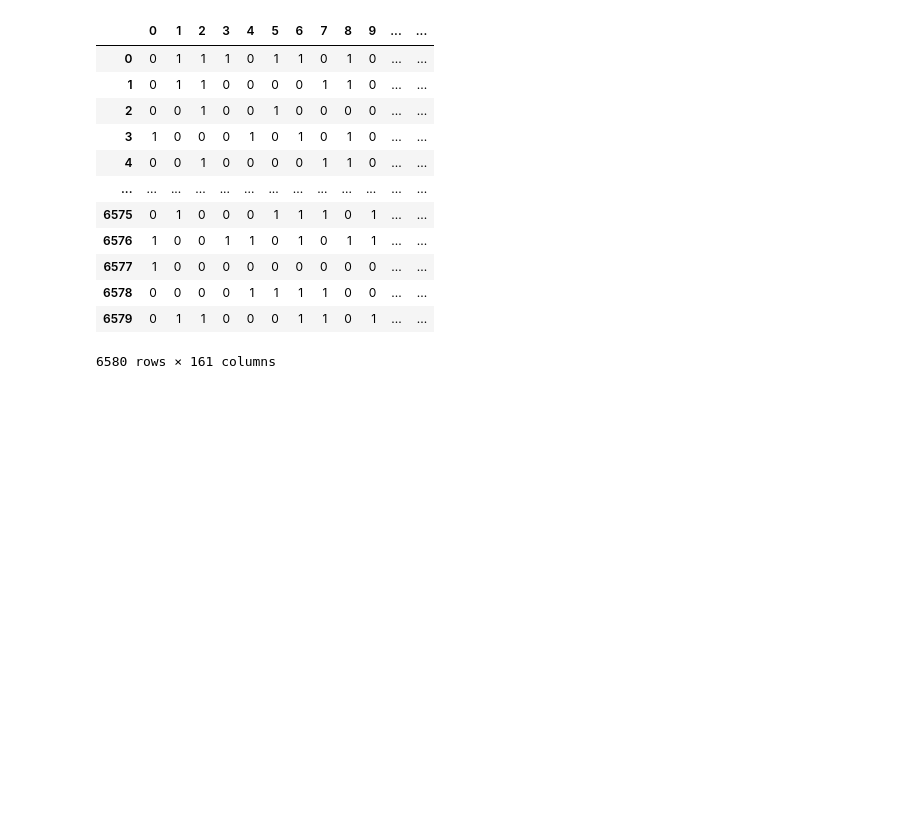
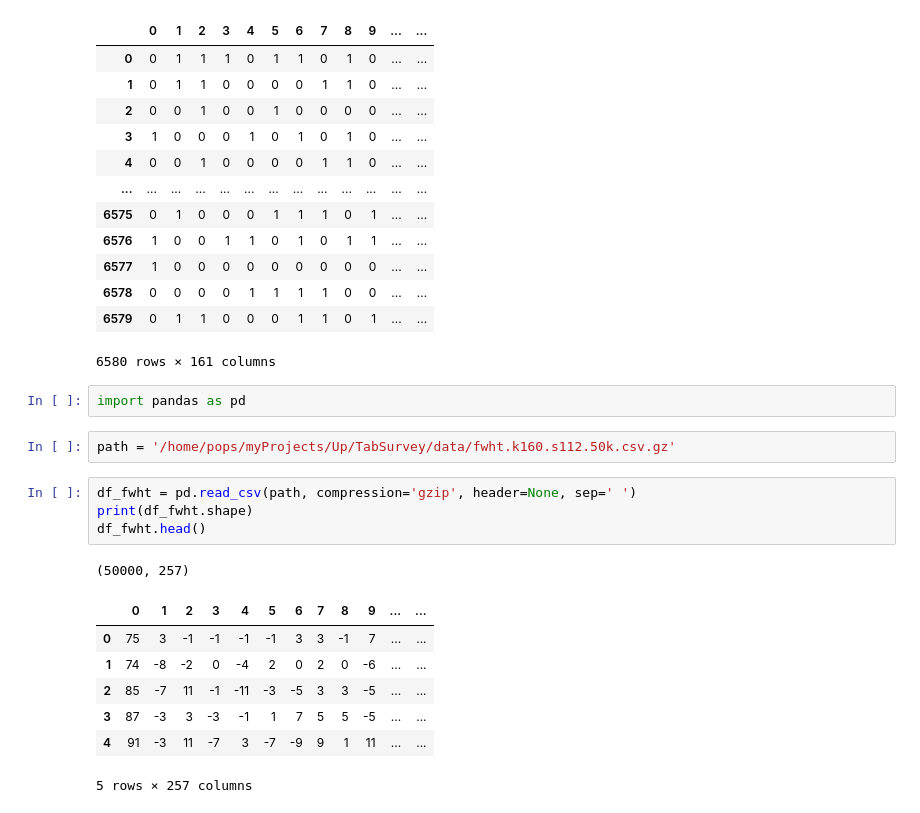
Before and after one commit to mijanr/TabSurvey, a Jupyter notebook: Correlation study.ipynb, the cells around one changed output. Cells and saved outputs as stored; diff of their text form; blank space fills up the shorter version.

```diff
--- a/Correlation study.ipynb
+++ b/Correlation study.ipynb
@@ -252,3 +252,20 @@ df2
 | 6578 | 0 | 0 | 0 | 0 | 1 | 1 | 1 | 1 | 0 | 0 | ... | ... |
 | 6579 | 0 | 1 | 1 | 0 | 0 | 0 | 1 | 1 | 0 | 1 | ... | ... |
 6580 rows × 161 columns
+# %%
+import pandas as pd
+# %%
+path = '/home/pops/myProjects/Up/TabSurvey/data/fwht.k160.s112.50k.csv.gz'
+# %%
+df_fwht = pd.read_csv(path, compression='gzip', header=None, sep=' ')
+print(df_fwht.shape)
+df_fwht.head()
+# %% [output]
+(50000, 257)
+|  | 0 | 1 | 2 | 3 | 4 | 5 | 6 | 7 | 8 | 9 | ... | ... |
+| 0 | 75 | 3 | -1 | -1 | -1 | -1 | 3 | 3 | -1 | 7 | ... | ... |
+| 1 | 74 | -8 | -2 | 0 | -4 | 2 | 0 | 2 | 0 | -6 | ... | ... |
+| 2 | 85 | -7 | 11 | -1 | -11 | -3 | -5 | 3 | 3 | -5 | ... | ... |
+| 3 | 87 | -3 | 3 | -3 | -1 | 1 | 7 | 5 | 5 | -5 | ... | ... |
+| 4 | 91 | -3 | 11 | -7 | 3 | -7 | -9 | 9 | 1 | 11 | ... | ... |
+5 rows × 257 columns
```
